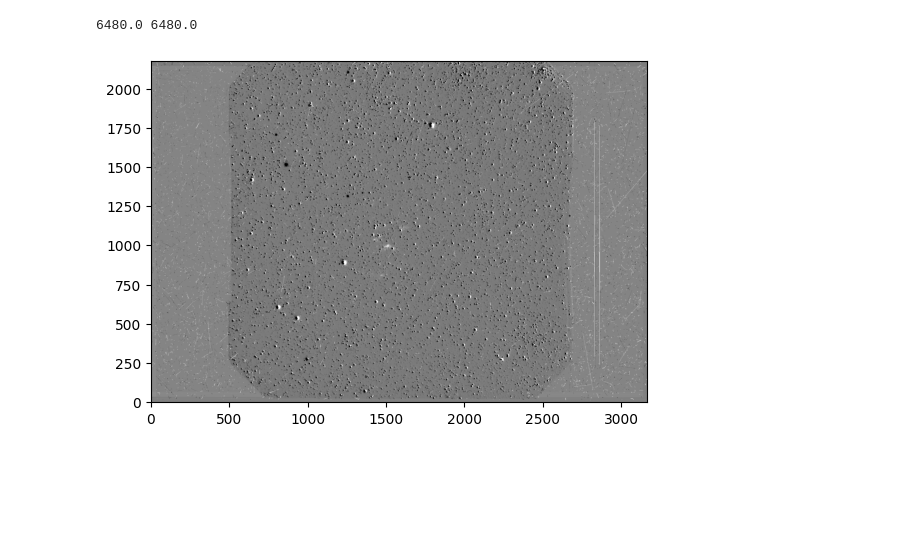
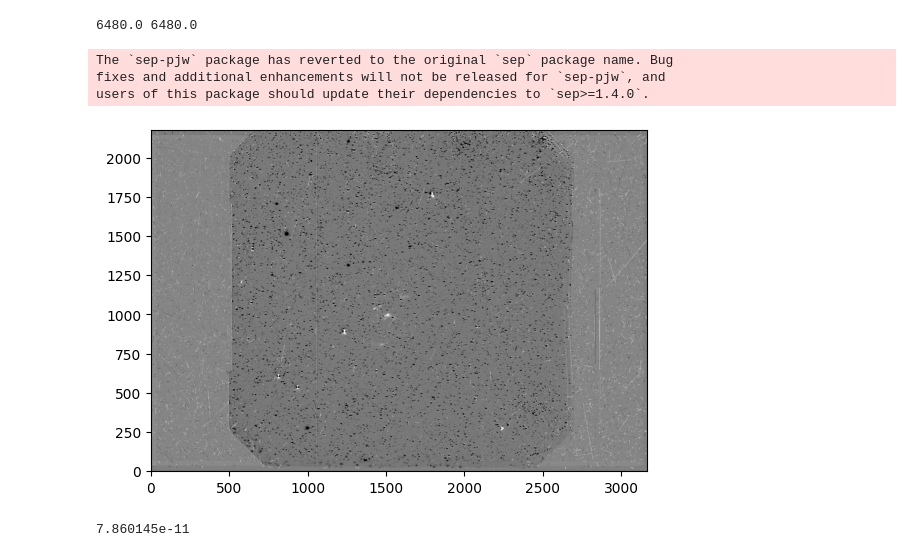
Before and after one commit to pirgalim/SNR-0548-70.4, a Jupyter notebook: normalize.ipynb, the cells around one changed output. Saved outputs shown, nothing was run; the diff lists cells and outputs as text; code cells hidden in the pictures; blank space fills up the shorter version.

Commit message:
attempting to scale subtraction

```diff
--- a/normalize.ipynb
+++ b/normalize.ipynb
@@ -35,17 +35,30 @@ fits.writeto("normalized_OIIIC.fits", oiiic_data, header=oiiic_header, overwrite
 import astroalign as aa
 import numpy as np
 
-
 source = np.asarray(oiiic_data, dtype=np.float32)
 target = np.asarray(oiii_data, dtype=np.float32)
-aligned_OIIIC, footprint = aa.register(source, target)
+
+oiiic_aligned, footprint = aa.register(source, target)
+# %% [output]
+The `sep-pjw` package has reverted to the original `sep` package name. Bug
+fixes and additional enhancements will not be released for `sep-pjw`, and
+users of this package should update their dependencies to `sep>=1.4.0`.
 # %%
 import matplotlib.pyplot as plt
 import numpy as np
 
-diff = oiii_data[:2174,] - oiiic_data * 0.5
+diff = oiii_data - oiiic_aligned * 0.5
+# diff[1050:1060, 1000:1040]
 
 plt.imshow(diff, cmap='gray', origin='lower', vmin=np.percentile(diff,1), vmax=np.percentile(diff,99.5))
 plt.show()
+
+# fits.writeto("subtracted_scaled.fits", diff, oiii_header, overwrite=True)
 # %% [output]
-[figure, old version]
+[figure, new version]
+# %%
+from astropy.stats import sigma_clipped_stats
+mean, median, std = sigma_clipped_stats(diff[1000:1100, 1000:1100])
+print(std)
+# %% [output]
+7.860145e-11
```
Also changed, not shown: parts of 1 cell of this notebook, 1 other file.
